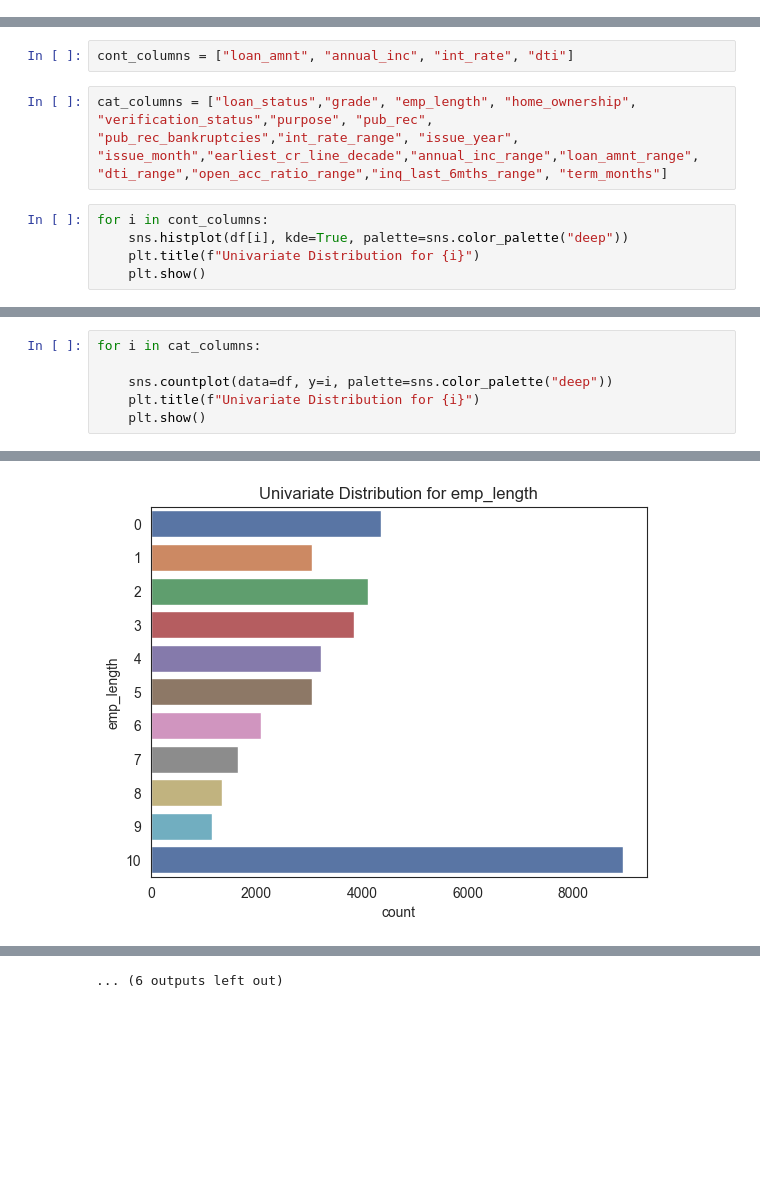
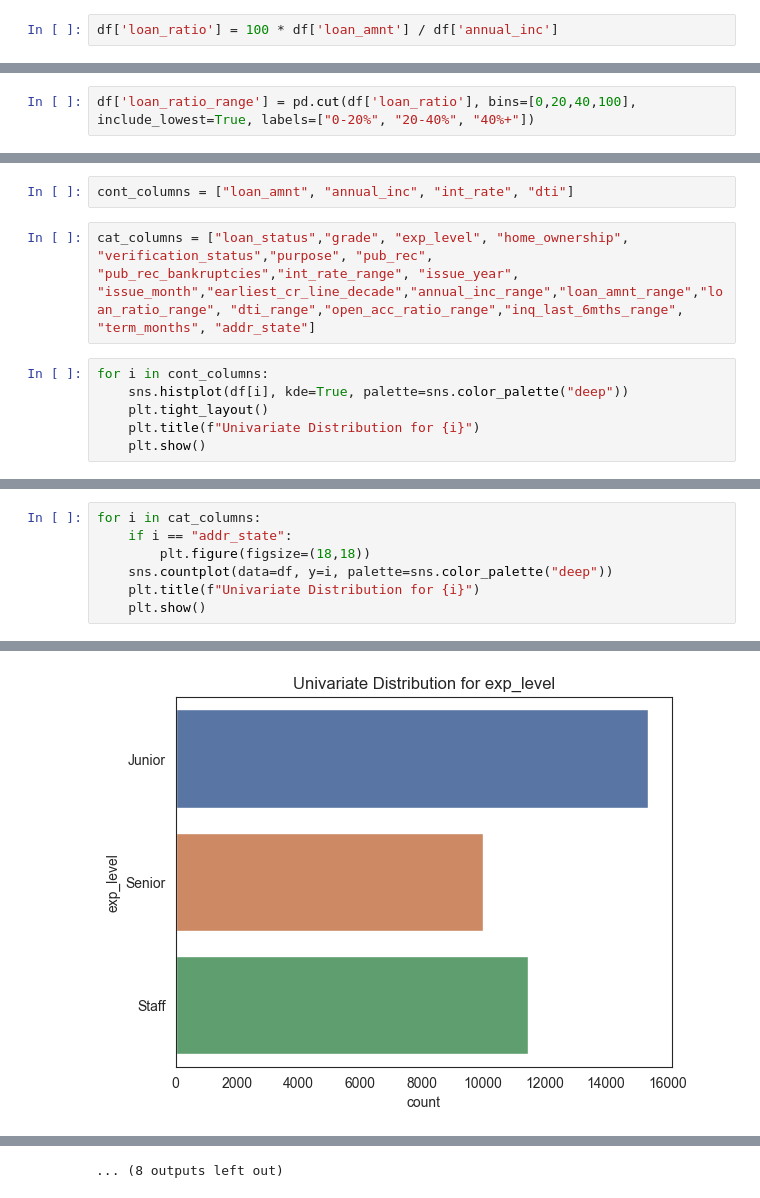
Before and after one commit to ritwikdesai/lending-club-case-study, a Jupyter notebook: lending_club.ipynb, the cells around one changed output, grey strips where cells are left out. Cells and saved outputs as stored; diff of their text form; blank space fills up the shorter version.

```diff
--- a/lending_club.ipynb
+++ b/lending_club.ipynb
@@ -402,0 +398,2 @@ df['loan_amnt_range'] =  pd.cut(df['loan_amnt'], bins=len(labels), precision=0,
+# %%
+df['loan_ratio'] = 100 * df['loan_amnt'] / df['annual_inc']
@@ -403,3 +405,5 @@ df['loan_amnt_range'] =  pd.cut(df['loan_amnt'], bins=len(labels), precision=0,
+# %%
+df['loan_ratio_range'] = pd.cut(df['loan_ratio'], bins=[0,20,40,100], include_lowest=True, labels=["0-20%", "20-40%", "40%+"])
 # %% [markdown]
 ##### 8. dti
 # %%
@@ -498,10 +502,11 @@ We started with 39717 rows and 111 columns and after cleaning we are now have 36
 # %%
 cont_columns = ["loan_amnt", "annual_inc", "int_rate", "dti"]
 # %%
-cat_columns = ["loan_status","grade", "emp_length", "home_ownership", "verification_status","purpose", "pub_rec", "pub_rec_bankruptcies","int_rate_range", "issue_year", "issue_month","earliest_cr_line_decade","annual_inc_range","loan_amnt_range", "dti_range","open_acc_ratio_range","inq_last_6mths_range", "term_months"]
+cat_columns = ["loan_status","grade", "exp_level", "home_ownership", "verification_status","purpose", "pub_rec", "pub_rec_bankruptcies","int_rate_range", "issue_year", "issue_month","earliest_cr_line_decade","annual_inc_range","loan_amnt_range","loan_ratio_range", "dti_range","open_acc_ratio_range","inq_last_6mths_range", "term_months", "addr_state"]
 # %%
 for i in cont_columns:
     sns.histplot(df[i], kde=True, palette=sns.color_palette("deep"))
+    plt.tight_layout()
     plt.title(f"Univariate Distribution for {i}")
     plt.show()
 # %% [output]
@@ -512,13 +517,14 @@ for i in cont_columns:
 # %%
 for i in cat_columns:
-
+    if i == "addr_state":
+        plt.figure(figsize=(18,18))
     sns.countplot(data=df, y=i, palette=sns.color_palette("deep"))
     plt.title(f"Univariate Distribution for {i}")
     plt.show()
 # %% [output]
 [figure]
 [figure]
-[figure, old version]
+[figure, new version]
 [figure]
 [figure]
 [figure]
@@ -528,4 +534,4 @@ for i in cat_columns:
 [figure]
 [figure]
 [figure]
-... (6 outputs left out)
+... (8 outputs left out)
```
Also changed, not shown: parts of 21 cells of this notebook.
